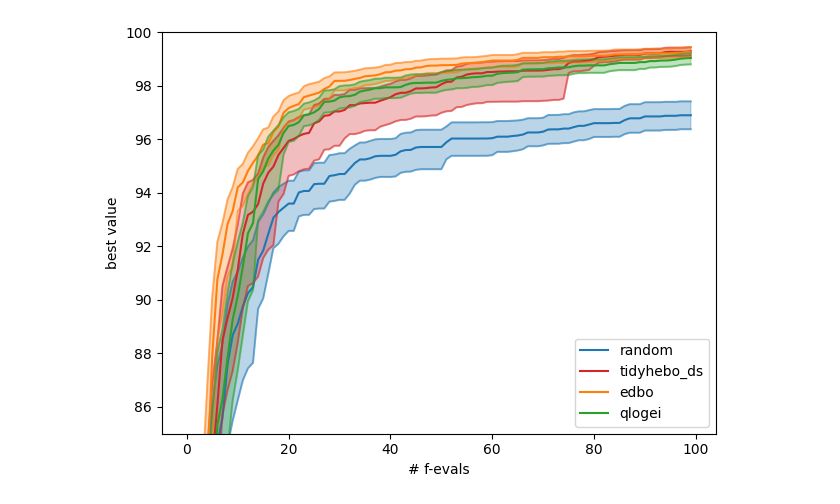
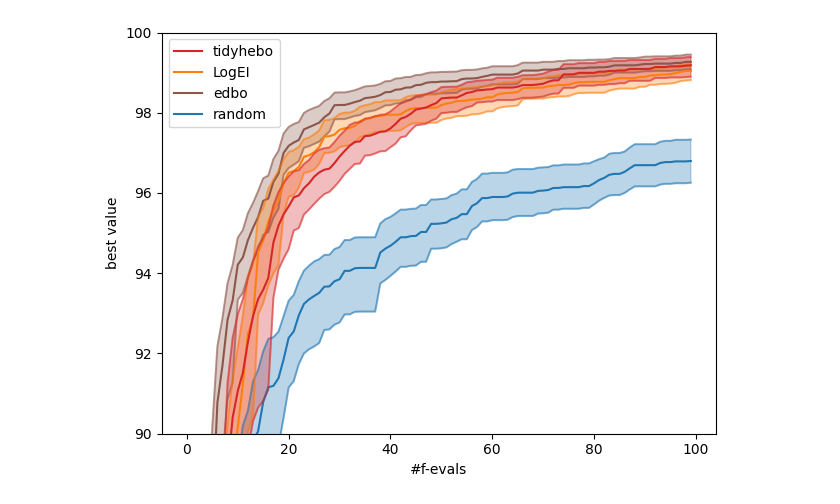
Before and after one commit to Ch-LZ/tidyhebo, a Jupyter notebook: example/edbo/suzuki/suzuki.ipynb, the cells around one changed output. Cells and saved outputs as stored; diff of their text form; code cells hidden in the pictures.

Commit message:
[ res ] edbo results updated

```diff
--- a/example/edbo/suzuki/suzuki.ipynb
+++ b/example/edbo/suzuki/suzuki.ipynb
@@ -55,21 +38,46 @@ random_res = torch.from_numpy(random_out).cummax(axis=1).values.detach().numpy()
+# %%
+import pandas as pd
+
+# random
+df = pd.read_csv("data/suzuki_embedded.csv", index_col=0)
+random_out = [df.sample(100)["yield"].to_numpy() for _ in range(50)]
+random_out = np.vstack(random_out)
+random_res = torch.from_numpy(random_out).cummax(axis=1).values.detach().numpy()
+
+# edbo res
+_path = "data/edbo_suzuki_edbo.txt"
+edbo_out = np.loadtxt(_path)
+edbo_res = torch.from_numpy(edbo_out).cummax(axis=1).values.detach().numpy()
+edbo_res = edbo_res[:, :100]
+
+# tidyhebo
+tidyhebo_res = get_res_p("data/edbo_features_tidyhebo.txt")
+
+# qlogei defauls
+_path = "data/edbo_features_default_qlogei.txt"
+_path = "data/edbo_features_default_qlogei.txt"
+qlogei_default = np.loadtxt(_path)
+qlogei = torch.from_numpy(qlogei_default).cummax(axis=1).values.detach().numpy()
 # %%
 import matplotlib.pyplot as plt
 
 
 fig = plt.gcf()
 ax = plt.gca()
 
 plot_selection_result(random_res, ax, budget=100, label="random", color="tab:blue")
-plot_selection_result(tidyhebo_r1, ax, budget=100, label="tidyhebo_ds", color="tab:red")
-plot_selection_result(edbo_res, ax, budget=100, label="edbo", color="tab:orange")
-plot_selection_result(qlogei, ax, budget=100, label="qlogei", color="tab:green")
+plot_selection_result(edbo_res, ax, budget=100, label="edbo", color="tab:brown")
+plot_selection_result(qlogei, ax, budget=100, label="LogEI", color="tab:orange")
+plot_selection_result(tidyhebo_res, ax, budget=100, label="tidyhebo", color="tab:red")
 
-ax.legend()
-# fig.suptitle("Сходимость моделей (suzuki)")
+ax.set_ylim(bottom=90, top=100)
+
+ax.set_xlabel("#f-evals")
 ax.set_ylabel("best value")
-ax.set_xlabel("# f-evals")
-ax.set_ylim(bottom=85, top=100)
 
-fig.tight_layout()
+
+handles, labels = ax.get_legend_handles_labels()
+ax.legend(reversed(handles), reversed(labels));
+ax.figure.tight_layout()
 # %% [output]
-[figure, old version]
+[figure, new version]
```
Also changed, not shown: parts of 2 cells of this notebook, 7 other files.
